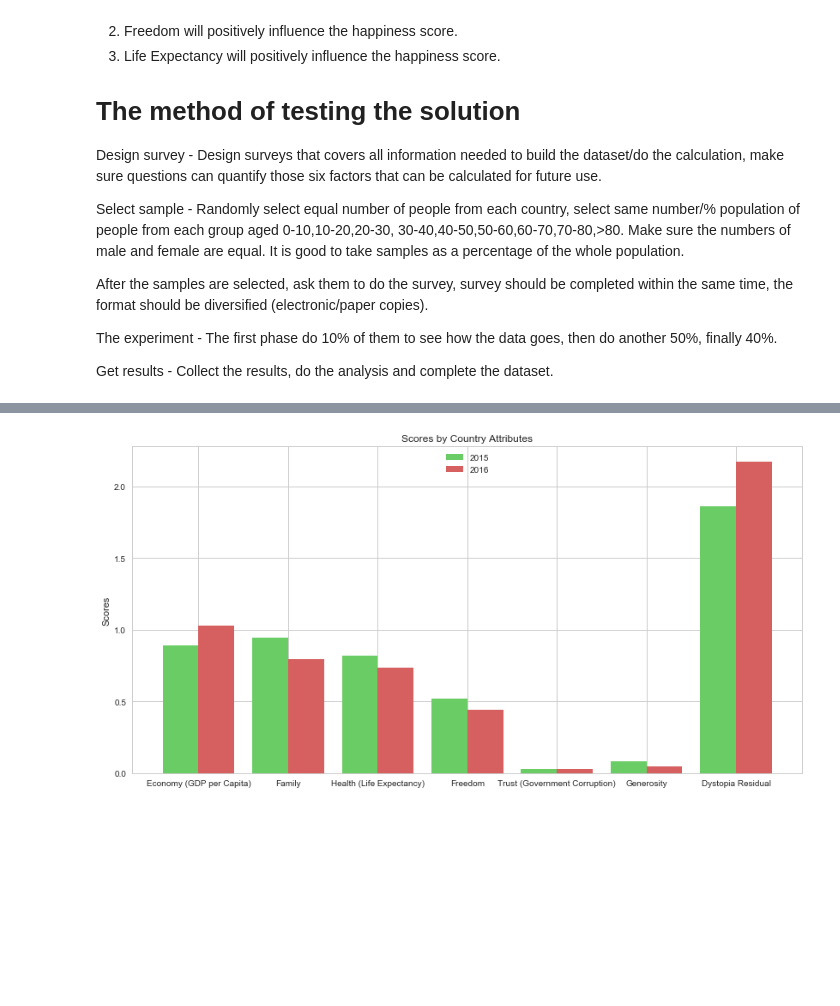
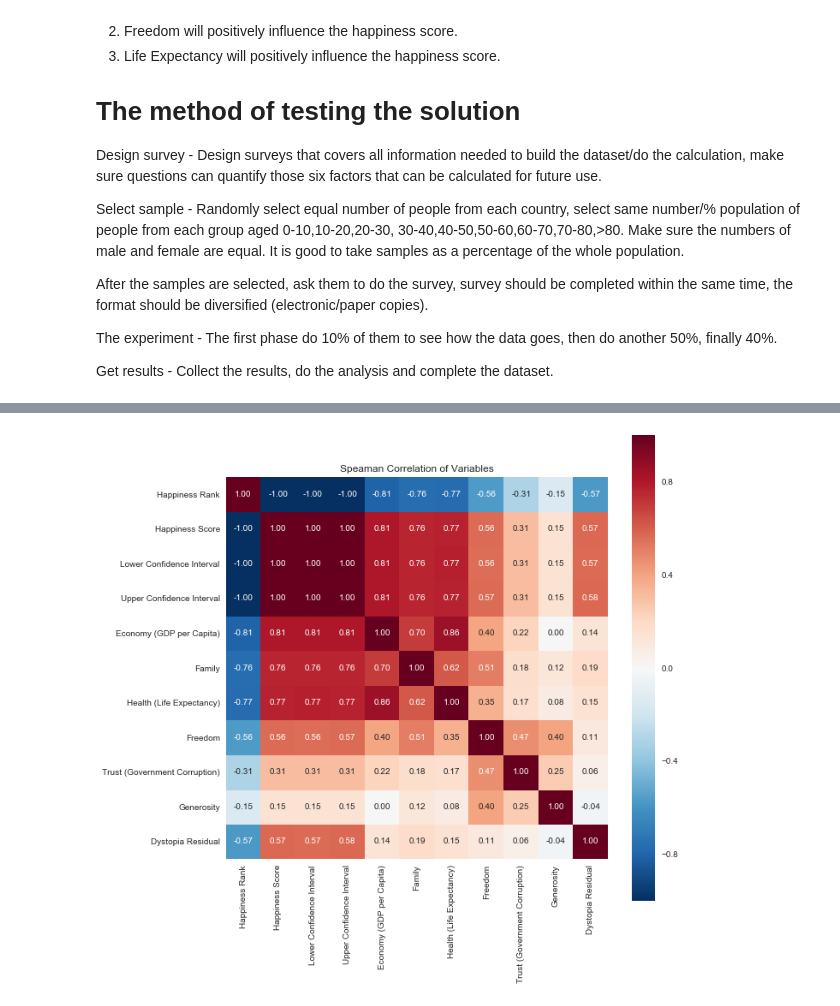
Before and after one commit to zhangtongds/Bootcamp-Data-Science, a Jupyter notebook: Unit 1 Capstone_Narrative analytics and experimentation.ipynb, the cells around one changed output, grey strips where cells are left out. Saved outputs shown, nothing was run; the diff lists cells and outputs as text; code cells hidden in the pictures; blank space fills up the shorter version.

```diff
--- a/Unit 1 Capstone_Narrative analytics and experimentation.ipynb
+++ b/Unit 1 Capstone_Narrative analytics and experimentation.ipynb
@@ -59,23 +61,8 @@ data_2016 = data_2016.ix[:, :].values
-# %%
-N = data_2015[0, :].shape[0]
-
-from pylab import rcParams
-rcParams['figure.figsize'] = 14, 7
-
-ind = np.arange(N)
-width = 0.4
-fig, ax = plt.subplots()
-
-bar1 = ax.bar(ind, data_2015[0, :].tolist(), width, color = current_palette[1])
-bar2 = ax.bar(ind + width, data_2016[0, :].tolist(), width, color = current_palette[2])
-
-ax.set_ylabel('Scores')
-ax.set_title('Scores by Country Attributes')
-ax.set_xticks(ind + width / 2)
-ax.set_xticklabels(columns)
-
-ax.legend((bar1[0], bar2[0]), ('2015', '2016'), loc='upper center')
-
-plt.show()
-# %% [output]
-[figure, removed]
+# %%
+corrmat = df_2016.corr(method='spearman')
+f, ax = plt.subplots(figsize=(10, 10))
+sns.heatmap(corrmat, vmax=.8, square=True,annot=True,fmt='.2f')
+plt.title('Speaman Correlation of Variables')
+plt.show()
+# %% [output]
+[figure, added]
```
Also changed, not shown: parts of 7 cells of this notebook.
